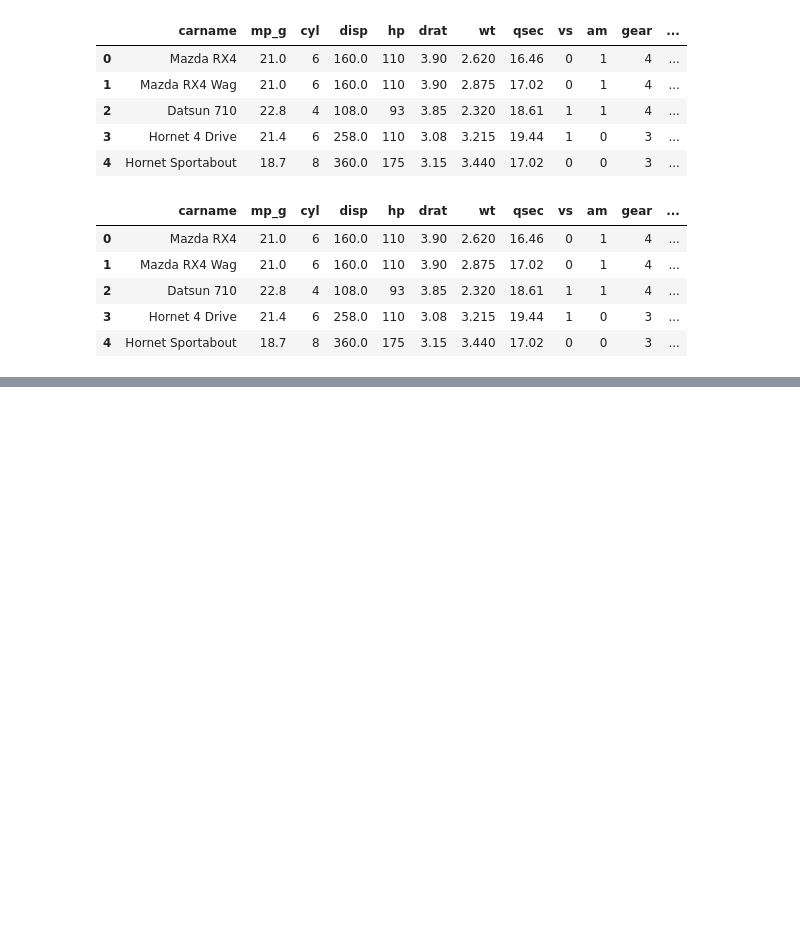
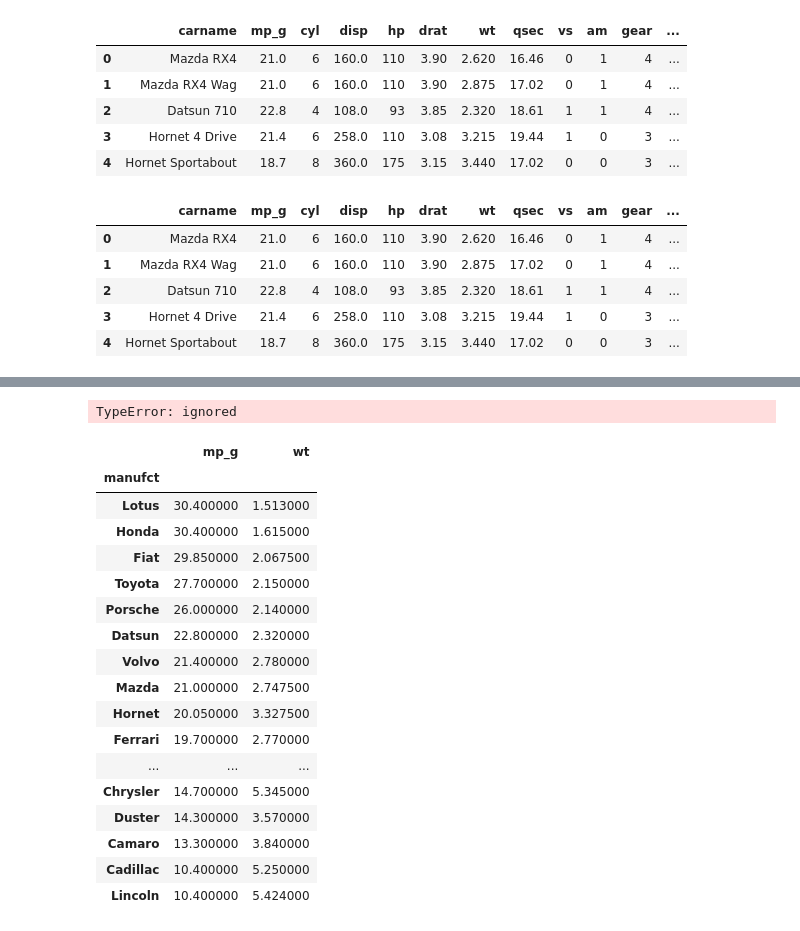
Before and after one commit to Vaisakh-Babu/pandas_practice, a Jupyter notebook: mtcars.ipynb, the cells around one changed output, grey strips where cells are left out. Drawn from its saved outputs; the diff is of its cells as text; code cells hidden in the pictures; blank space fills up the shorter version.

```diff
--- a/mtcars.ipynb
+++ b/mtcars.ipynb
@@ -163,0 +224,25 @@ df.head()
+# %%
+df.groupby("manufct")['mp_g','wt'].mean().sort_values(ascending = False)
+# %% [output]
+TypeError: ignored
+# %%
+df.groupby("manufct")['mp_g','wt'].mean().sort_values(by = "mp_g",ascending = False)
+# %% [output]
+|  | mp_g | wt |
+| manufct |  |  |
+| Lotus | 30.400000 | 1.513000 |
+| Honda | 30.400000 | 1.615000 |
+| Fiat | 29.850000 | 2.067500 |
+| Toyota | 27.700000 | 2.150000 |
+| Porsche | 26.000000 | 2.140000 |
+| Datsun | 22.800000 | 2.320000 |
+| Volvo | 21.400000 | 2.780000 |
+| Mazda | 21.000000 | 2.747500 |
+| Hornet | 20.050000 | 3.327500 |
+| Ferrari | 19.700000 | 2.770000 |
+| ... | ... | ... |
+| Chrysler | 14.700000 | 5.345000 |
+| Duster | 14.300000 | 3.570000 |
+| Camaro | 13.300000 | 3.840000 |
+| Cadillac | 10.400000 | 5.250000 |
+| Lincoln | 10.400000 | 5.424000 |
```
Also changed, not shown: parts of 3 cells of this notebook.
